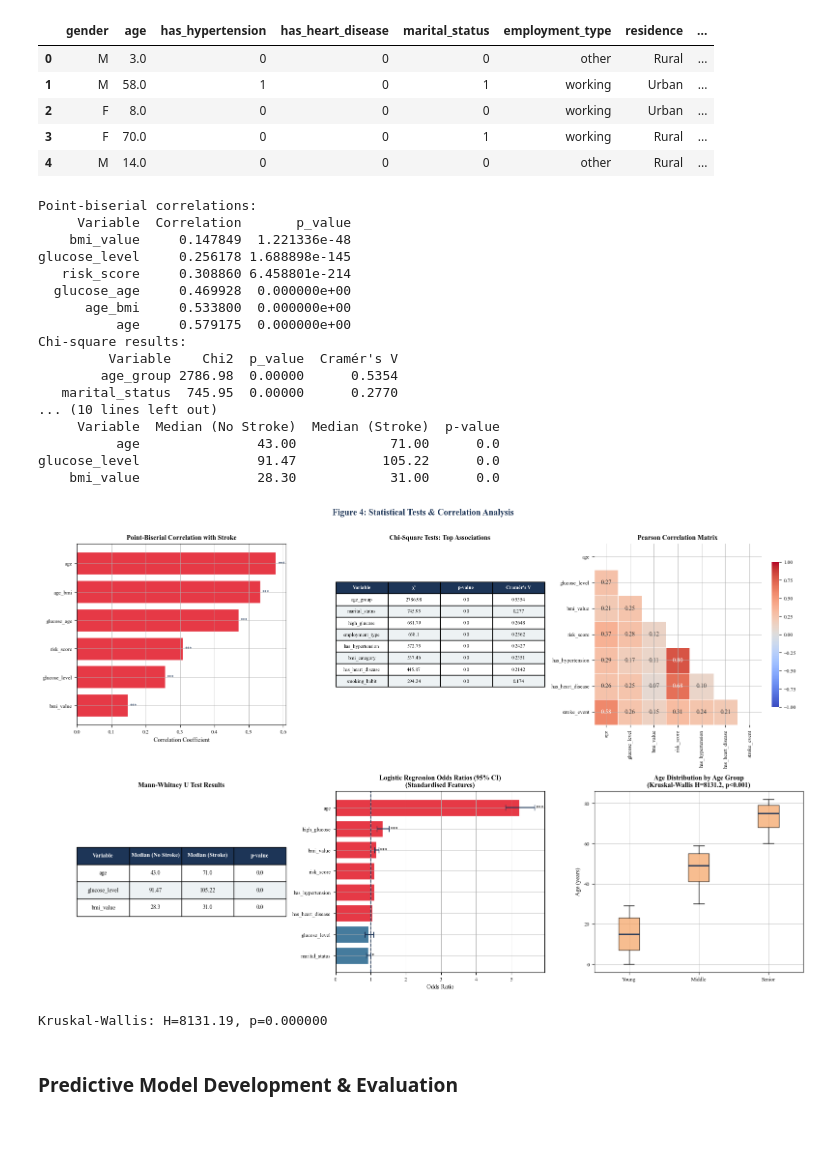
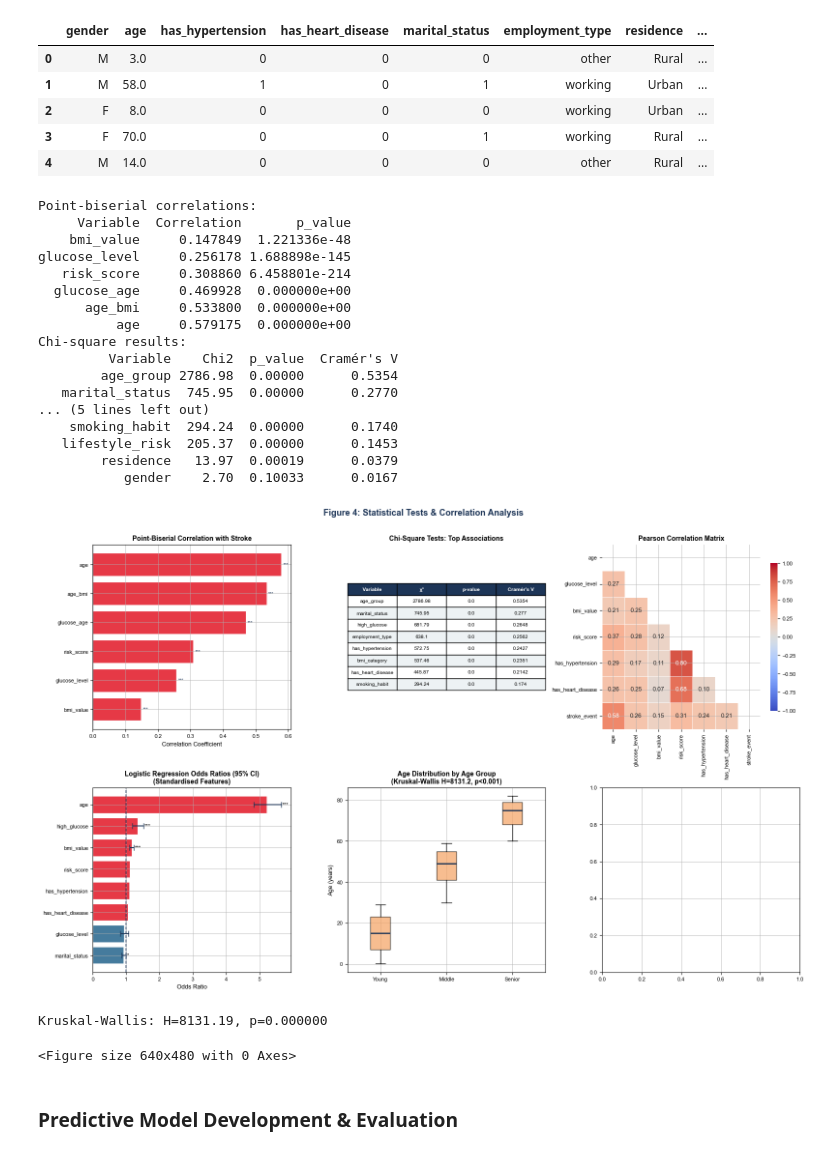
Before and after one commit to sankajithdjinasena/Stroke_Risk_Predicting, a Jupyter notebook: notebook.ipynb, the cells around one changed output. Cells and saved outputs as stored; diff of their text form; code cells hidden in the pictures.

```diff
--- a/notebook.ipynb
+++ b/notebook.ipynb
@@ -44,10 +45,11 @@ NO_STROKE = '#457B9D'
 ACCENT    = '#F4A261'
 DARK      = '#1D3557'
 
+# Figure settings
 plt.rcParams.update({
     'axes.grid'        : True,
     'grid.linewidth'   : 0.6,
-    'font.family'      : 'Times New Roman',
+    'font.family'      : 'Arial',
     'font.size'        : 9,
     'axes.titlesize'   : 10,
     'axes.titleweight' : 'bold',
@@ -193,17 +149,3 @@ unknown           2395
 ex_smoker         2179
 current_smoker    1588
 Name: count, dtype: int64
-# %%
-ax = data["smoking_habit"].value_counts().plot(kind="bar")
-
-plt.title("Smoking Habit Distribution")
-plt.xlabel("Smoking Habit")
-plt.ylabel("Count")
-plt.xticks(rotation=45)
-
-for i, v in enumerate(data["smoking_habit"].value_counts()):
-    ax.text(i, v + 0.5, str(v), ha='center')
-
-plt.savefig("Figures/Smoking_Habit_Distribution.png")
-
-plt.show()
@@ -243,7 +183,7 @@ data.describe()
 # %%
 categorical_cols = ['gender', 'employment_type', 'residence', 'smoking_habit', 'age_group', 'bmi_category', 'lifestyle_risk']
 
-fig, axes = plt.subplots(2, 4, figsize=(18, 8))
+fig, axes = plt.subplots(2, 4, figsize=(18,12 ))
 fig.suptitle('Categorical Variable Distributions', fontsize=12,
              fontweight='bold')
 axes = axes.flatten()
@@ -257,6 +197,7 @@ for i, col in enumerate(categorical_cols):
                      ha='center', fontsize=8, fontweight='bold')
     axes[i].set_title(col.replace('_', ' ').title())
     axes[i].set_xlabel('')
+    axes[i].set_ylabel('')
     axes[i].tick_params(axis='x', rotation=30)
 
 axes[-1].axis('off')
@@ -539,33 +480,6 @@ sns.heatmap(corr_mat, ax=axes[2], mask=mask, annot=True, fmt='.2f',
             cbar_kws={'shrink': 0.8})
 axes[2].set_title('Pearson Correlation Matrix', fontweight='bold')
 
-# Mann-Whitney U
-mw_results = []
-for col in ['age', 'glucose_level', 'bmi_value']:
-    g0 = data[data['stroke_event'] == 0][col].dropna()
-    g1 = data[data['stroke_event'] == 1][col].dropna()
-    stat, p = mannwhitneyu(g0, g1, alternative='two-sided')
-    mw_results.append({'Variable': col,
-                       'Median (No Stroke)': round(g0.median(), 2),
-                       'Median (Stroke)': round(g1.median(), 2),
-                       'p-value': round(p, 5)})
-mw_df = pd.DataFrame(mw_results)
-
-axes[3].axis('off')
-tbl2 = axes[3].table(cellText=mw_df.values, colLabels=mw_df.columns,
-                     cellLoc='center', loc='center')
-tbl2.auto_set_font_size(False); tbl2.set_fontsize(8.5)
-tbl2.scale(1, 2)
-for (r, c), cell in tbl2.get_celld().items():
-    if r == 0:
-        cell.set_facecolor(DARK); cell.set_text_props(color='white', fontweight='bold')
-    elif r % 2 == 0:
-        cell.set_facecolor('#EDF2F4')
-axes[3].set_title("Mann-Whitney U Test Results", fontweight='bold', pad=6)
-
-print("Mann-Whitney U results:")
-print(mw_df.to_string(index=False))
-
 # Logistic regression odds ratios
 le = LabelEncoder()
 df_enc = data.copy()
@@ -591,25 +505,25 @@ or_df = pd.DataFrame({'Feature': features, 'OR': OR,
                       'Lower': OR_lo, 'Upper': OR_hi, 'p': pvals_lr})
 or_df = or_df.sort_values('OR')
 
-axes[4].barh(or_df['Feature'], or_df['OR'],
+axes[3].barh(or_df['Feature'], or_df['OR'],
              xerr=[or_df['OR'] - or_df['Lower'], or_df['Upper'] - or_df['OR']],
              color=[STROKE if v > 1 else NO_STROKE for v in or_df['OR']],
              ecolor=DARK, capsize=4, edgecolor='white')
-axes[4].axvline(1, color=DARK, linestyle='--', linewidth=1.2)
-axes[4].set(title='Logistic Regression Odds Ratios (95% CI)\n(Standardised Features)',
+axes[3].axvline(1, color=DARK, linestyle='--', linewidth=1.2)
+axes[3].set(title='Logistic Regression Odds Ratios (95% CI)\n(Standardised Features)',
             xlabel='Odds Ratio')
 for i, (_, row) in enumerate(or_df.iterrows()):
     sig = '***' if row.p < 0.001 else ('**' if row.p < 0.01 else ('*' if row.p < 0.05 else ''))
-    axes[4].text(row['Upper'] + 0.02, i, sig, va='center', fontsize=8)
+    axes[3].text(row['Upper'] + 0.02, i, sig, va='center', fontsize=8)
 
 # Kruskal-Wallis test for age by age group
 groups = [data[data['age_group'] == g]['age'] for g in ['young', 'middle', 'senior']]
 kw_stat, kw_p = kruskal(*groups)
-axes[5].boxplot(groups, labels=['Young', 'Middle', 'Senior'],
+axes[4].boxplot(groups, labels=['Young', 'Middle', 'Senior'],
                 patch_artist=True,
                 boxprops=dict(facecolor=ACCENT, alpha=0.7),
                 medianprops=dict(color=DARK, linewidth=2))
-axes[5].set(title=f'Age Distribution by Age Group\n(Kruskal-Wallis H={kw_stat:.1f}, p<0.001)',
+axes[4].set(title=f'Age Distribution by Age Group\n(Kruskal-Wallis H={kw_stat:.1f}, p<0.001)',
             ylabel='Age (years)')
 
 # Display the chi-square table in axis 1
@@ -617,40 +531,42 @@ axes[1].axis('off')
 top_chi = chi_df.head(8)
 tbl = axes[1].table(
     cellText=top_chi[["Variable", "Chi2", "p_value", "Cramér's V"]].values,
     colLabels=["Variable", "χ²", "p-value", "Cramér's V"],
     cellLoc='center', loc='center')
 tbl.auto_set_font_size(False); tbl.set_fontsize(7.5)
 tbl.scale(1, 1.35)
 for (r, c), cell in tbl.get_celld().items():
     if r == 0:
         cell.set_facecolor(DARK); cell.set_text_props(color='white', fontweight='bold')
     elif r % 2 == 0:
         cell.set_facecolor('#EDF2F4')
 axes[1].set_title("Chi-Square Tests: Top Associations", fontweight='bold', pad=6)
 
 plt.tight_layout()
 plt.show()
 print(f"Kruskal-Wallis: H={kw_stat:.2f}, p={kw_p:.6f}")
+plt.savefig("Figures/Statistical_Tests_&_Correlation_Analysis.png")
 # %% [output]
 Point-biserial correlations:
      Variable  Correlation       p_value
     bmi_value     0.147849  1.221336e-48
 glucose_level     0.256178 1.688898e-145
    risk_score     0.308860 6.458801e-214
   glucose_age     0.469928  0.000000e+00
       age_bmi     0.533800  0.000000e+00
           age     0.579175  0.000000e+00
 Chi-square results:
          Variable    Chi2  p_value  Cramér's V
         age_group 2786.98  0.00000      0.5354
    marital_status  745.95  0.00000      0.2770
-... (10 lines left out)
-     Variable  Median (No Stroke)  Median (Stroke)  p-value
-          age               43.00            71.00      0.0
-glucose_level               91.47           105.22      0.0
-    bmi_value               28.30            31.00      0.0
+... (5 lines left out)
+    smoking_habit  294.24  0.00000      0.1740
+   lifestyle_risk  205.37  0.00000      0.1453
+        residence   13.97  0.00019      0.0379
+           gender    2.70  0.10033      0.0167
-[figure, old version]
+[figure, new version]
 Kruskal-Wallis: H=8131.19, p=0.000000
+<Figure size 640x480 with 0 Axes>
 # %% [markdown]
 ### **Predictive Model Development & Evaluation**
 # %%
```
Also changed, not shown: parts of 12 cells of this notebook, 6 other files.
